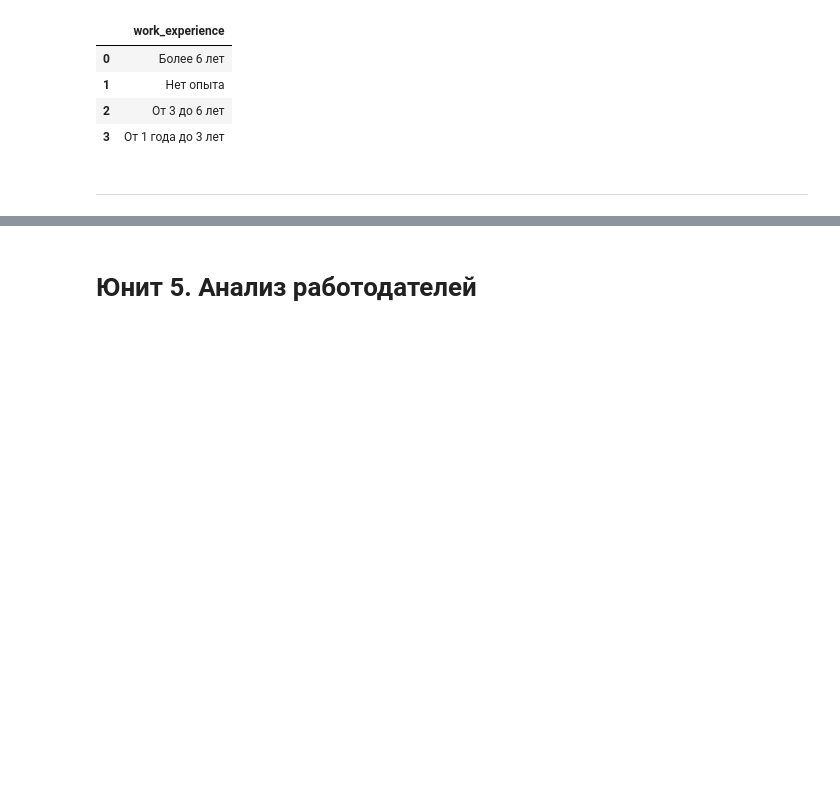
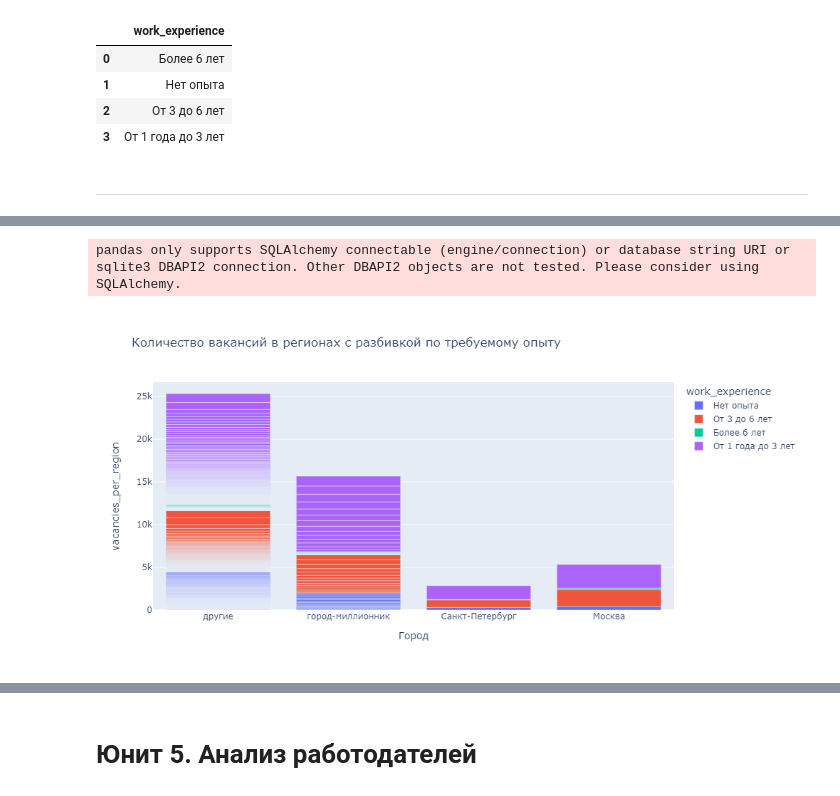
Before and after one commit to maimol83/SF_Project_2_SQL, a Jupyter notebook: Project_2_Ноутбук.ipynb, the cells around one changed output, grey strips where cells are left out. Drawn from its saved outputs; the diff is of its cells as text; code cells hidden in the pictures; blank space fills up the shorter version.

```diff
--- a/Project_2_Ноутбук.ipynb
+++ b/Project_2_Ноутбук.ipynb
@@ -225,2 +244,13 @@ query_4_5_df
 # %%
-# выводы по детальному анализу вакансий
+#Для большего понимания распределения вакансий по городам, выделим Москву, Санкт-Петербург
+#отдельно, города-миллионники отдельно и остальные города отдельно и посмотрим, какое количество вакансий представлено
+#в каждой категории
+million_cities=['Новосибирск', 'Екатеринбург', 'Казань', 'Нижний Новгород',
+                'Челябинск', 'Красноярск', 'Самара', 'Уфа',
+                'Ростов-на-Дону', 'Омск', 'Краснодар', 'Воронеж',
+                'Пермь', 'Волгоград']
+capitals = ['Москва', 'Санкт-Петербург']
+query_4_1_df['Город'] = query_4_1_df['region'].apply(
+    lambda x: 'город-миллионник' if x in million_cities else x if x in capitals else 'другие'
+)
+100*query_4_1_df.groupby('Город').sum()/query_4_1_df['vacancies_per_region'].sum() #относительное число вакансий в регионе (в процентах%)
@@ -226,0 +265,32 @@ query_4_5_df
+# %%
+#посмотрим распределение количества вакансий в регионе в зависимости от требуемого опыта и посмотрим график
+import plotly.express as px
+region_experience_query=f'''
+select
+	a.name region,
+	v.experience work_experience,
+	count(v.id) vacancies_per_region
+from
+	public.vacancies v
+join
+	public.areas a on a.id=v.area_id
+group by work_experience, region
+order by count(v.id) asc --считаем количество вакансий, сгруппированных по опыту
+'''
+region_experience_query_df=pd.read_sql_query(region_experience_query, connection)
+region_experience_query_df['Город'] = region_experience_query_df['region'].apply(
+    lambda x: 'город-миллионник' if x in million_cities else x if x in capitals else 'другие'
+)
+fig = px.bar(
+    region_experience_query_df,
+    x = "Город",
+    y = 'vacancies_per_region',
+    color ='work_experience',
+    height = 500,
+    width = 1000,
+    title = 'Количество вакансий в регионах с разбивкой по требуемому опыту',
+)
+fig.show('png')
+# %% [output]
+pandas only supports SQLAlchemy connectable (engine/connection) or database string URI or sqlite3 DBAPI2 connection. Other DBAPI2 objects are not tested. Please consider using SQLAlchemy.
+[figure, added]
```
Also changed, not shown: parts of 59 cells of this notebook.
